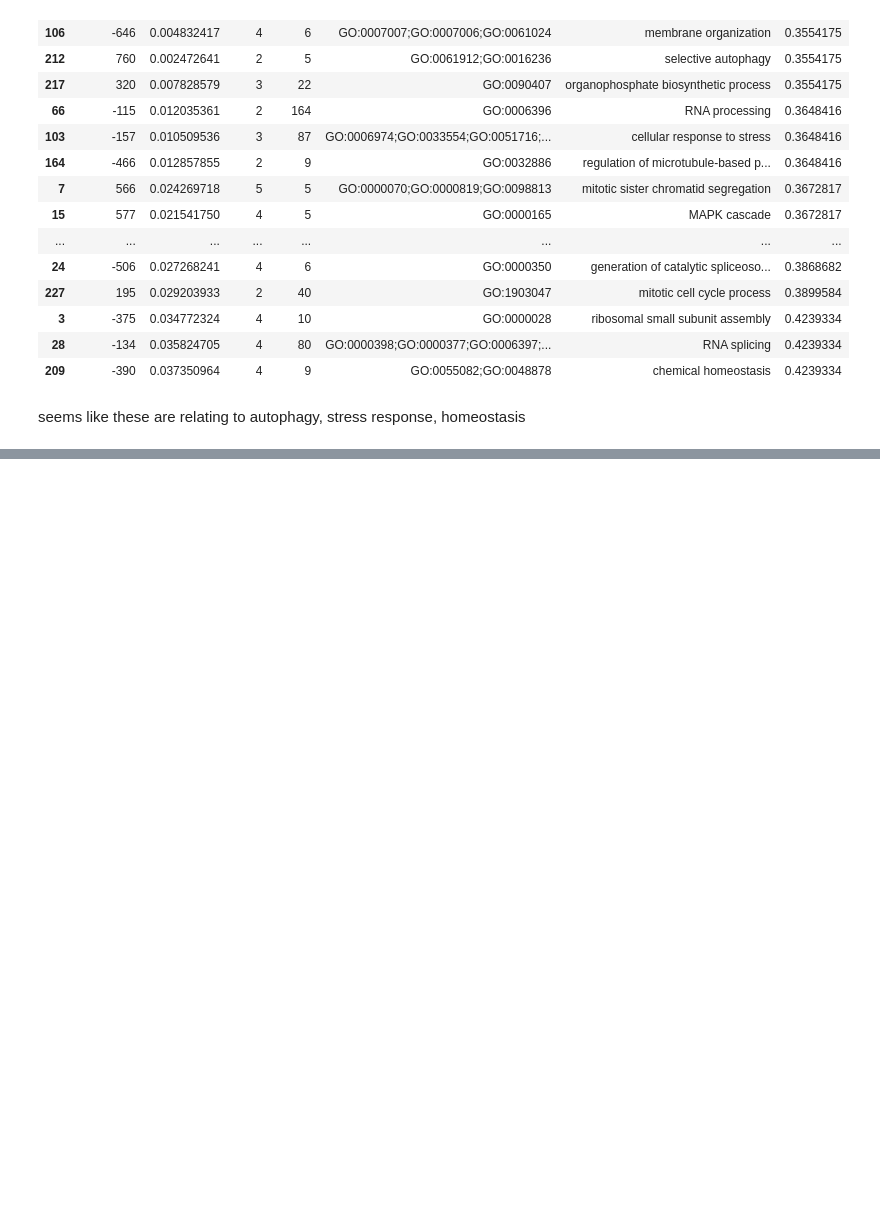
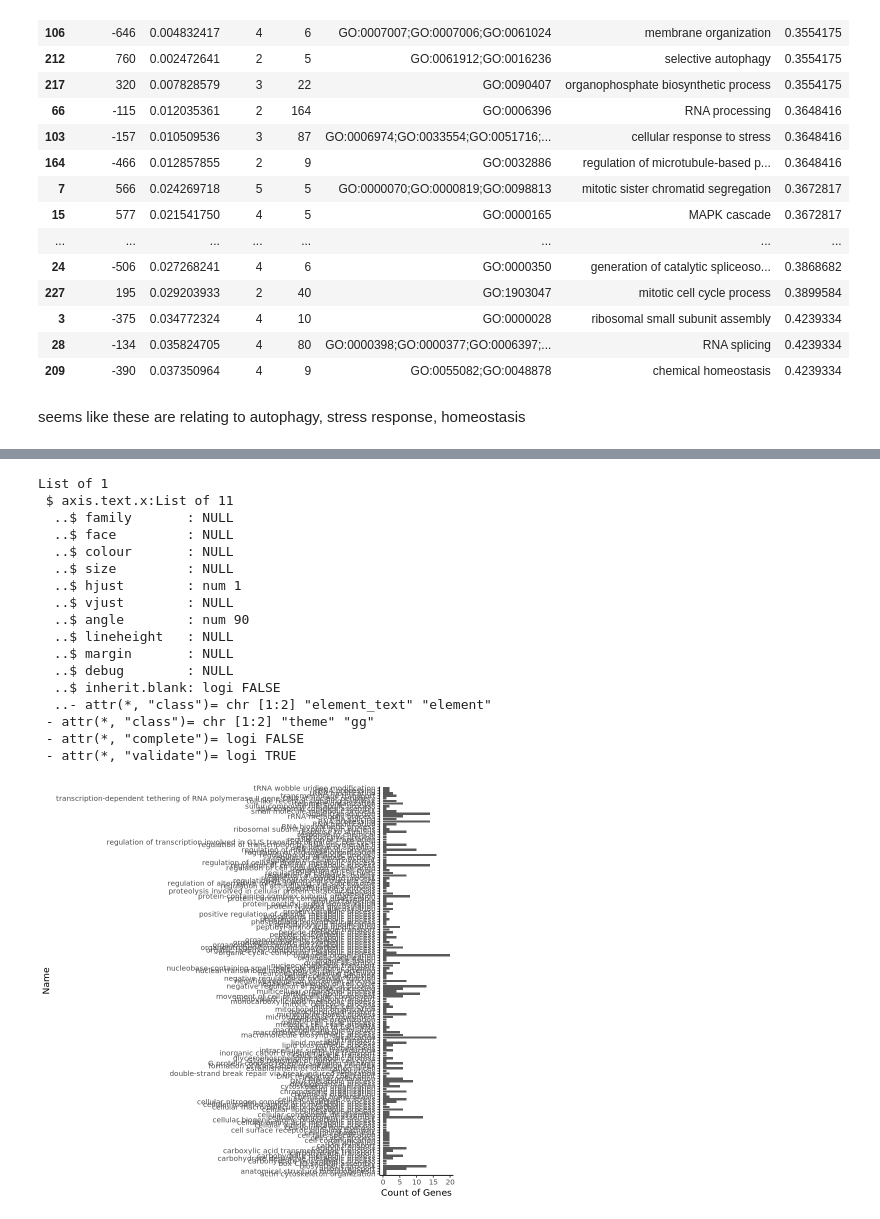
Before and after one commit to jgmcdonough/CE18_methylRAD_analysis, a Jupyter notebook: analysis/DMGs_analysis/go_mwu/go_mwu.ipynb, the cells around one changed output, grey strips where cells are left out. Saved outputs shown, nothing was run; the diff lists cells and outputs as text; code cells hidden in the pictures; blank space fills up the shorter version.

```diff
--- a/analysis/DMGs_analysis/go_mwu/go_mwu.ipynb
+++ b/analysis/DMGs_analysis/go_mwu/go_mwu.ipynb
@@ -751,0 +747,4 @@ seems like these are relating to autophagy, stress response, homeostasis
+# %%
+BP_go <- read.csv('/project/pi_sarah_gignouxwolfsohn_uml_edu/julia/CE_MethylRAD_analysis_2018/analysis/DMGs_analysis/go_mwu/BP_allGenes_CH_lfc.csv', sep = '\t')
+head(BP_go)
+dim(BP_go)
@@ -751,0 +762,7 @@ seems like these are relating to autophagy, stress response, homeostasis
+# %%
+sigCH_dmg <- read.csv('/project/pi_sarah_gignouxwolfsohn_uml_edu/julia/CE_MethylRAD_analysis_2018/analysis/deseq_res_files/geneFeatures_res/sig_DMGs/sig_CH_HC_genes.csv')
+
+# remove rowname
+sigCH_dmg <- sigCH_dmg[-1]
+
+head(sigCH_dmg)
@@ -751,0 +779,4 @@ seems like these are relating to autophagy, stress response, homeostasis
+# %%
+sig_BPgo <- BP_go[sigCH_dmg$symbol %in% BP_go$seq,]
+dim(sig_BPgo)
+head(sig_BPgo)
@@ -751,0 +809,36 @@ seems like these are relating to autophagy, stress response, homeostasis
+# %%
+# Load the ggplot2 library
+library(ggplot2)
+library(dplyr)
+
+# Count the number of genes for each name
+name_counts <- sig_BPgo %>%
+  group_by(name) %>%
+  summarise(count = n())
+
+# Create a bar plot
+ggplot(name_counts, aes(x = name, y = count)) +
+  geom_bar(stat = "identity") +
+  labs(x = "Name", y = "Count of Genes") +
+  theme_classic() +
+coord_flip()
+  theme(axis.text.x = element_text(angle = 90, hjust = 1))
+# %% [output]
+List of 1
+ $ axis.text.x:List of 11
+  ..$ family       : NULL
+  ..$ face         : NULL
+  ..$ colour       : NULL
+  ..$ size         : NULL
+  ..$ hjust        : num 1
+  ..$ vjust        : NULL
+  ..$ angle        : num 90
+  ..$ lineheight   : NULL
+  ..$ margin       : NULL
+  ..$ debug        : NULL
+  ..$ inherit.blank: logi FALSE
+  ..- attr(*, "class")= chr [1:2] "element_text" "element"
+ - attr(*, "class")= chr [1:2] "theme" "gg"
+ - attr(*, "complete")= logi FALSE
+ - attr(*, "validate")= logi TRUE
+[figure, added]
```
Also changed, not shown: parts of 9 cells of this notebook, 9 other files.
